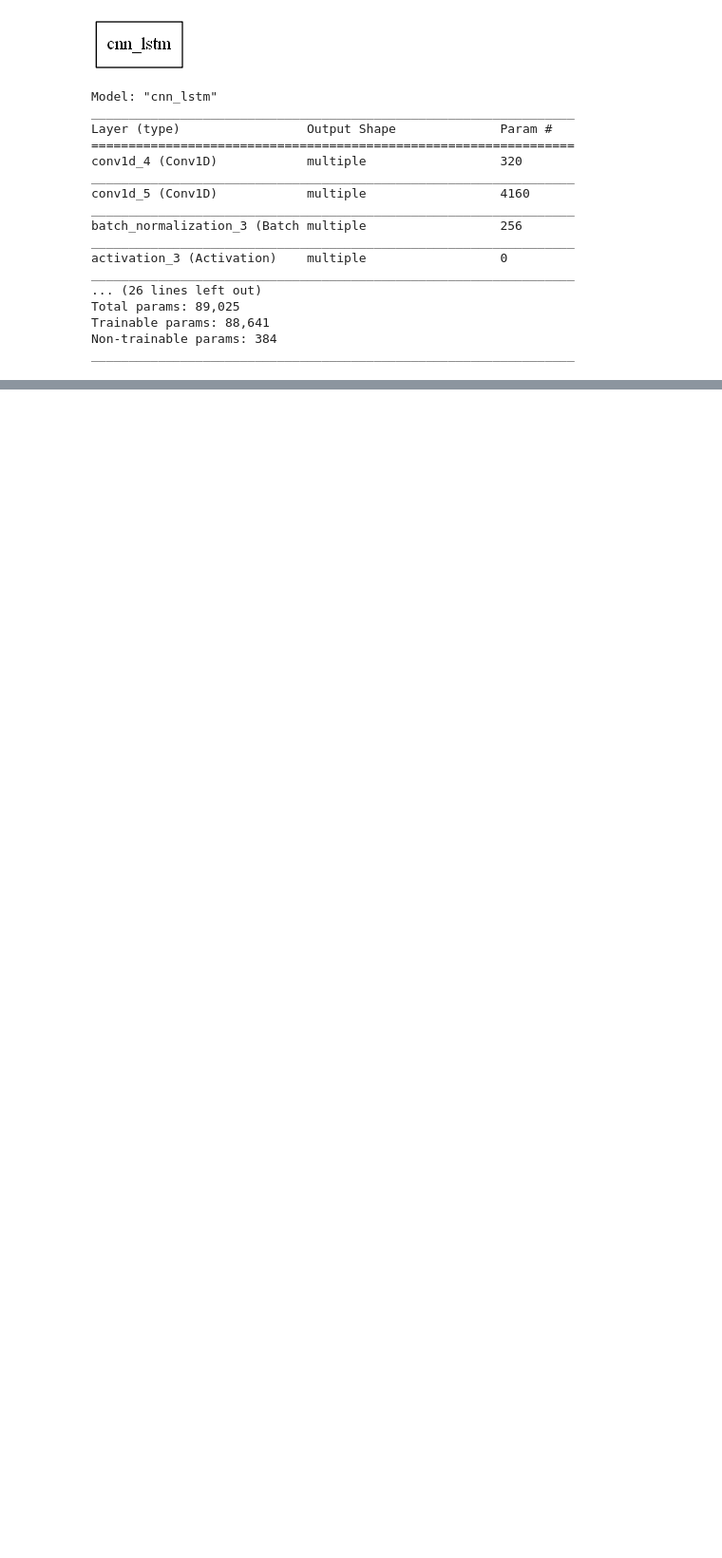
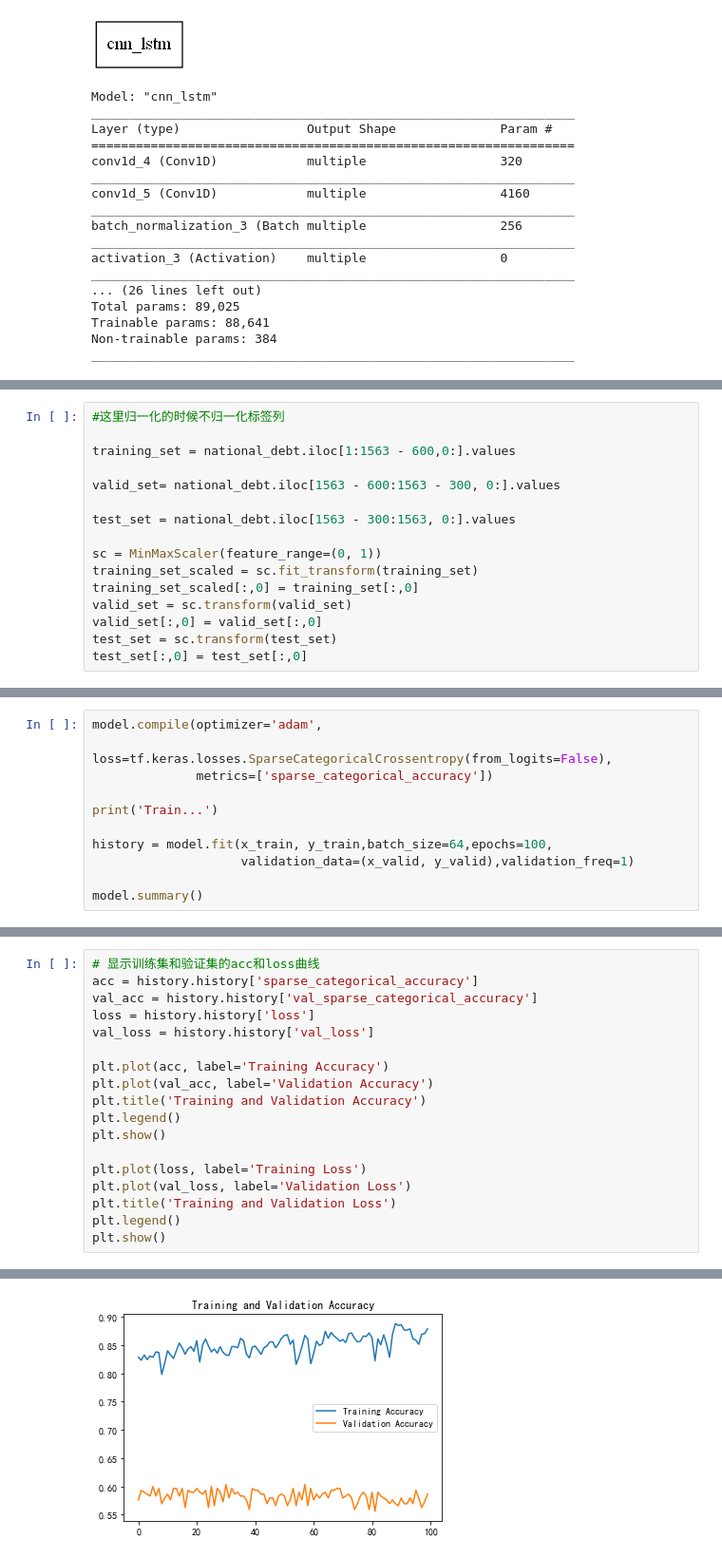
Before and after one commit to root-zr/financial-time-series-models, a Jupyter notebook: cnn-lstm.ipynb, the cells around one changed output, grey strips where cells are left out. Shown at 95% size. Cells and saved outputs as stored; diff of their text form; blank space fills up the shorter version.

```diff
--- a/cnn-lstm.ipynb
+++ b/cnn-lstm.ipynb
@@ -487,0 +565,16 @@ Reusing TensorBoard on port 6006 (pid 27920), started 1:59:27 ago. (Use '!kill 2
+# %%
+#这里归一化的时候不归一化标签列
+
+training_set = national_debt.iloc[1:1563 - 600,0:].values
+
+valid_set= national_debt.iloc[1563 - 600:1563 - 300, 0:].values
+
+test_set = national_debt.iloc[1563 - 300:1563, 0:].values
+
+sc = MinMaxScaler(feature_range=(0, 1))
+training_set_scaled = sc.fit_transform(training_set)
+training_set_scaled[:,0] = training_set[:,0]
+valid_set = sc.transform(valid_set)
+valid_set[:,0] = valid_set[:,0]
+test_set = sc.transform(test_set)
+test_set[:,0] = test_set[:,0]
@@ -487,0 +704,11 @@ Reusing TensorBoard on port 6006 (pid 27920), started 1:59:27 ago. (Use '!kill 2
+# %%
+model.compile(optimizer='adam',
+              loss=tf.keras.losses.SparseCategoricalCrossentropy(from_logits=False),
+              metrics=['sparse_categorical_accuracy'])
+
+print('Train...')
+
+history = model.fit(x_train, y_train,batch_size=64,epochs=100,
+                    validation_data=(x_valid, y_valid),validation_freq=1)
+
+model.summary()
@@ -487,0 +733,19 @@ Reusing TensorBoard on port 6006 (pid 27920), started 1:59:27 ago. (Use '!kill 2
+# %%
+# 显示训练集和验证集的acc和loss曲线
+acc = history.history['sparse_categorical_accuracy']
+val_acc = history.history['val_sparse_categorical_accuracy']
+loss = history.history['loss']
+val_loss = history.history['val_loss']
+
+plt.plot(acc, label='Training Accuracy')
+plt.plot(val_acc, label='Validation Accuracy')
+plt.title('Training and Validation Accuracy')
+plt.legend()
+plt.show()
+
+plt.plot(loss, label='Training Loss')
+plt.plot(val_loss, label='Validation Loss')
+plt.title('Training and Validation Loss')
+plt.legend()
+plt.show()
+# %% [output]
@@ -487,0 +756 @@ Reusing TensorBoard on port 6006 (pid 27920), started 1:59:27 ago. (Use '!kill 2
+[figure, added]
```
Also changed, not shown: parts of 14 cells of this notebook, 2 other files.
